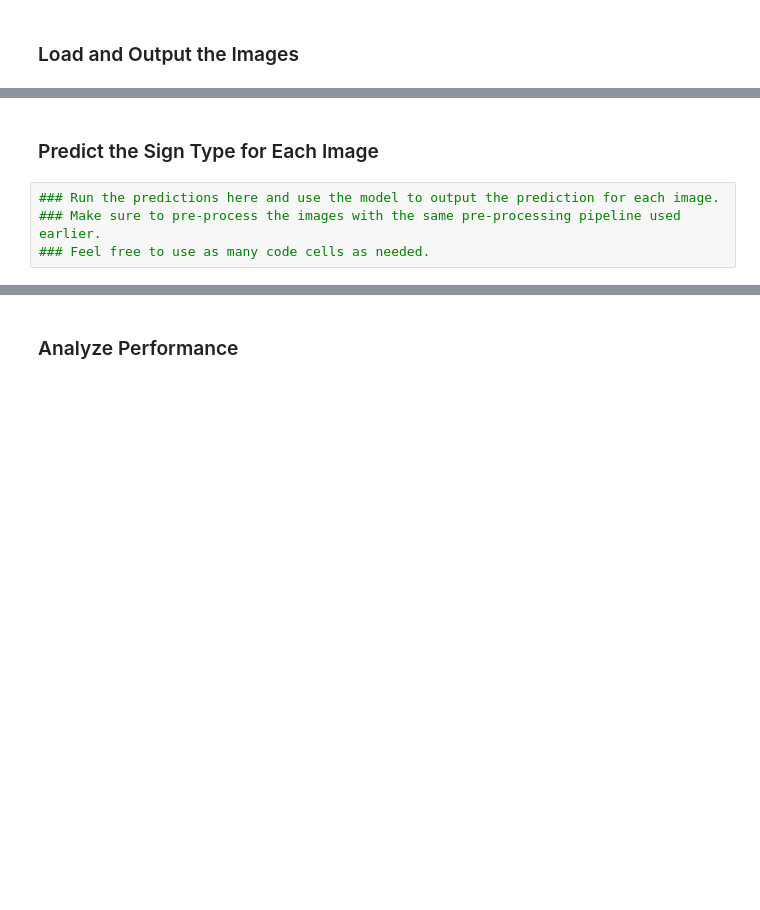
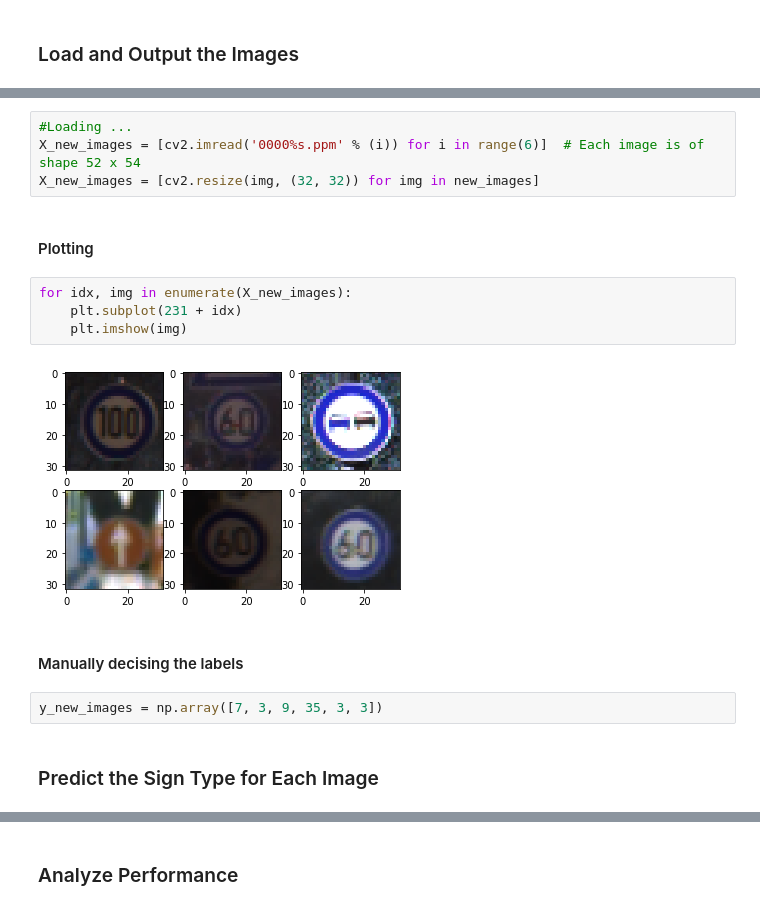
Before and after one commit to srikantviswanath/Traffic-Sign-Classifier-, a Jupyter notebook: Traffic_Sign_Classifier.ipynb, the cells around one changed output, grey strips where cells are left out. Saved outputs shown, nothing was run; the diff lists cells and outputs as text; blank space fills up the shorter version.

Commit message:
Downloaded new images from German dataset and fed it thru the model with 100% accuracy

```diff
--- a/Traffic_Sign_Classifier.ipynb
+++ b/Traffic_Sign_Classifier.ipynb
@@ -605,6 +607,18 @@ You may find `signnames.csv` useful as it contains mappings from the class id (i
+# %%
+#Loading ...
+X_new_images = [cv2.imread('0000%s.ppm' % (i)) for i in range(6)]  # Each image is of shape 52 x 54
+X_new_images = [cv2.resize(img, (32, 32)) for img in new_images]
+# %% [markdown]
+#### Plotting
+# %%
+for idx, img in enumerate(X_new_images):
+    plt.subplot(231 + idx)
+    plt.imshow(img)
+# %% [output]
+[figure, added]
+# %% [markdown]
+#### Manually decising the labels
+# %%
+y_new_images = np.array([7, 3, 9, 35, 3, 3])
 # %% [markdown]
 ### Predict the Sign Type for Each Image
-# %%
-### Run the predictions here and use the model to output the prediction for each image.
-### Make sure to pre-process the images with the same pre-processing pipeline used earlier.
-### Feel free to use as many code cells as needed.
```
Also changed, not shown: parts of 10 cells of this notebook, 8 other files.
